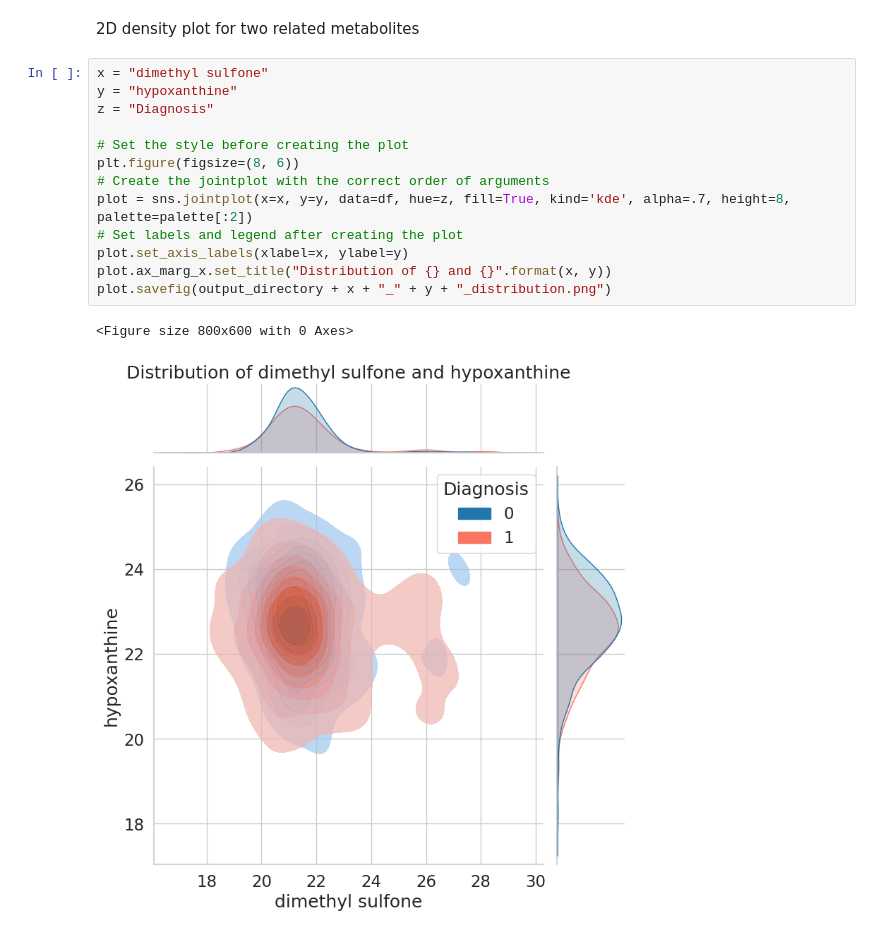
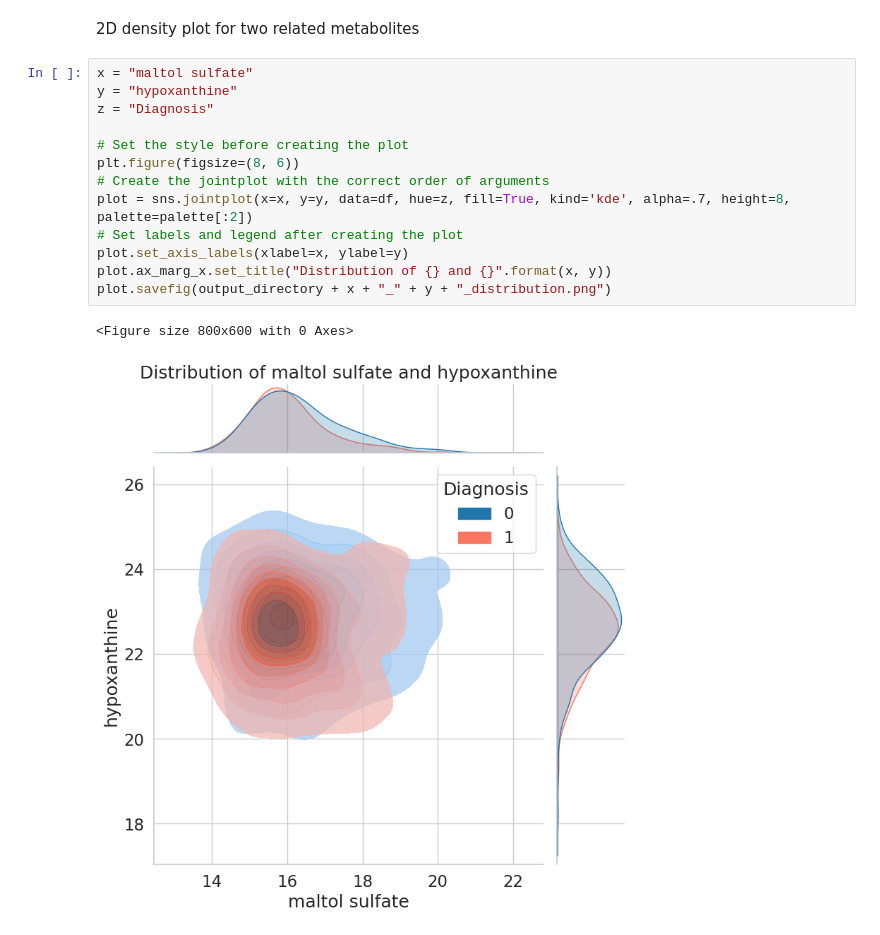
Before and after one commit to MarcoNapoleone/thesis, a Jupyter notebook: notebooks/visualization/ST002498_visualization.ipynb, the cells around one changed output. Saved outputs shown, nothing was run; the diff lists cells and outputs as text.

```diff
--- a/notebooks/visualization/ST002498_visualization.ipynb
+++ b/notebooks/visualization/ST002498_visualization.ipynb
@@ -321,18 +319,18 @@ top_metabolites
 # %% [markdown]
 2D density plot for two related metabolites
 # %%
-x = "dimethyl sulfone"
+x = "maltol sulfate"
 y = "hypoxanthine"
 z = "Diagnosis"
 
 # Set the style before creating the plot
 plt.figure(figsize=(8, 6))
 # Create the jointplot with the correct order of arguments
 plot = sns.jointplot(x=x, y=y, data=df, hue=z, fill=True, kind='kde', alpha=.7, height=8, palette=palette[:2])
 # Set labels and legend after creating the plot
 plot.set_axis_labels(xlabel=x, ylabel=y)
 plot.ax_marg_x.set_title("Distribution of {} and {}".format(x, y))
 plot.savefig(output_directory + x + "_" + y + "_distribution.png")
 # %% [output]
 <Figure size 800x600 with 0 Axes>
-[figure, old version]
+[figure, new version]
```
Also changed, not shown: parts of 3 cells of this notebook, 1 other file.
